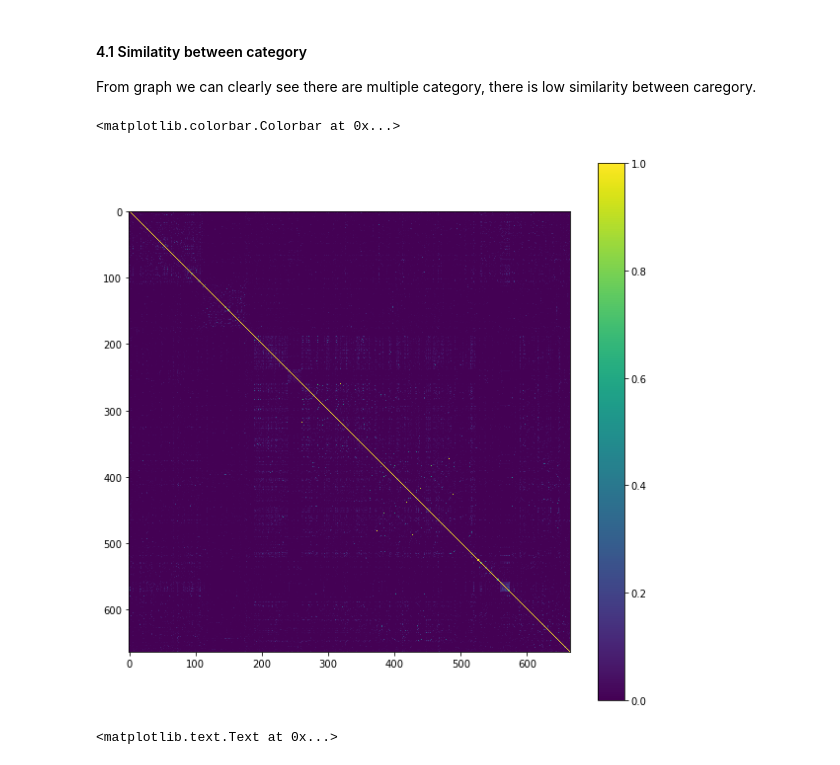
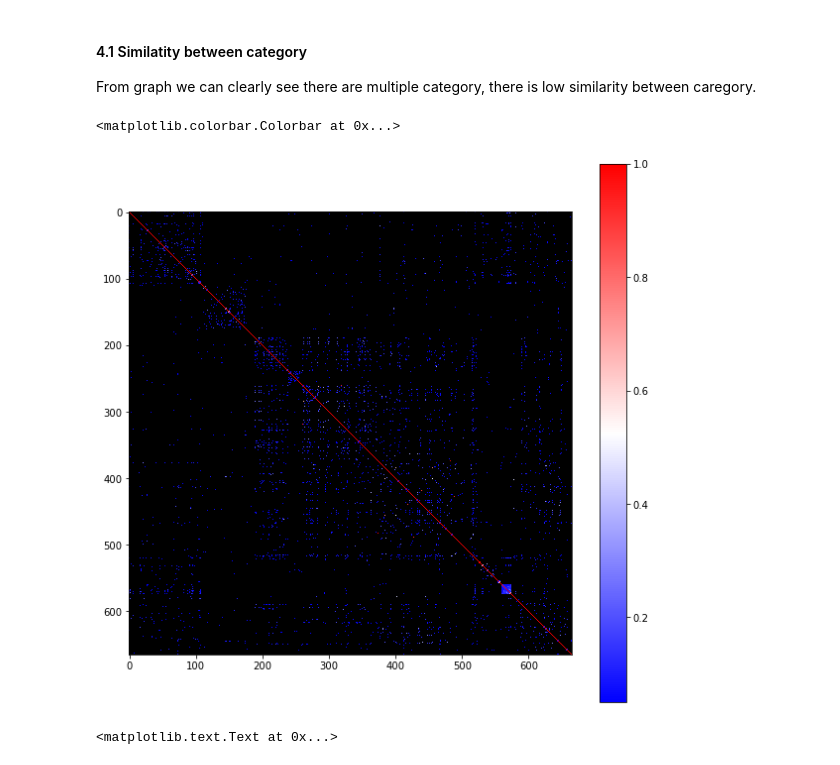
Before and after one commit to luvlee-liu/newsfeed-discover-data-mining, a Jupyter notebook: news_discover_clustered_by_keywords_spark.ipynb, the cells around one changed output. Saved outputs shown, nothing was run; the diff lists cells and outputs as text; code cells hidden in the pictures.

```diff
--- a/news_discover_clustered_by_keywords_spark.ipynb
+++ b/news_discover_clustered_by_keywords_spark.ipynb
@@ -112,6 +112,8 @@ pd.options.mode.chained_assignment = None
 # nltk for nlp
 from nltk.tokenize import word_tokenize, sent_tokenize
 from nltk.corpus import stopwords
+from nltk.stem import WordNetLemmatizer
+wordnet_lemmatizer = WordNetLemmatizer()
 # list of stopwords like articles, preposition
 stop = set(stopwords.words('english'))
 from string import punctuation
@@ -170,7 +172,7 @@ def text_tokenizer(text):
         filtered_tokens = []
         for token in tokens:
             if re.search('[a-zA-Z]', token):
-                filtered_tokens.append(token)
+                filtered_tokens.append(wordnet_lemmatizer.lemmatize(token))
 
         filtered_tokens = list(map(lambda token: token.lower(), filtered_tokens))
 
@@ -319,11 +321,13 @@ from matplotlib import pyplot as plt
 From graph we can clearly see there are multiple category, there is low similarity between caregory.
 # %%
 plt.figure(figsize = (10,10))
-plt.imshow(similarity_matrix, interpolation='none')
+cmap = plt.cm.bwr
+cmap.set_under(color='black')
+plt.imshow(similarity_matrix, cmap=cmap, interpolation='none', vmin=0.05)
 plt.colorbar()
 # %% [output]
 <matplotlib.colorbar.Colorbar at 0x...>
-[figure, old version]
+[figure, new version]
 # %%
 plt.figure(figsize = (10,6))
 plt.hist(similarity_matrix.reshape(-1).tolist(), bins=np.arange(0.1, 1.0, 0.05))
```
Also changed, not shown: parts of 4 cells of this notebook, 1 other file.
